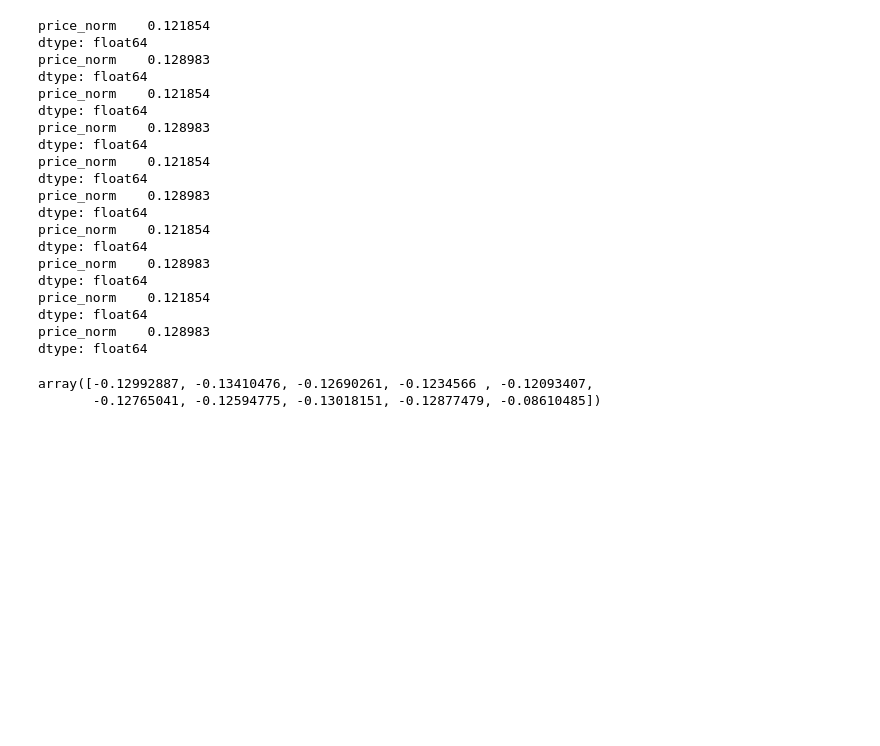
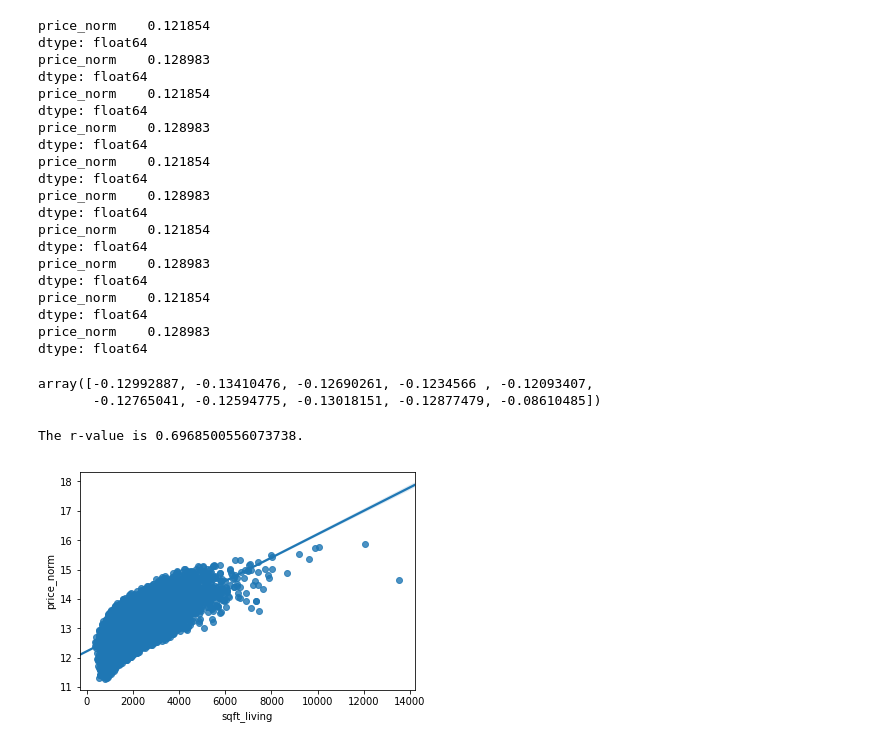
Before and after one commit to SarabiEventide/dsc-1-final-project-online-ds-sp-000, a Jupyter notebook: student_finalized.ipynb, the cells around one changed output. Drawn from its saved outputs; the diff is of its cells as text; code cells hidden in the pictures; blank space fills up the shorter version.

```diff
--- a/student_finalized.ipynb
+++ b/student_finalized.ipynb
@@ -839,3 +839,11 @@ cv_10_results
 # %% [output]
 array([-0.12992887, -0.13410476, -0.12690261, -0.1234566 , -0.12093407,
        -0.12765041, -0.12594775, -0.13018151, -0.12877479, -0.08610485])
+# %%
+sns.regplot(x=df_final['sqft_living'], y=df_final['price_norm'], ci=95)
+import math
+sqft_liv_r_val = math.sqrt(0.4856)
+print("The r-value is {}.".format(sqft_liv_r_val))
+# %% [output]
+The r-value is 0.6968500556073738.
+[figure, added]
```
Also changed, not shown: parts of 3 cells of this notebook, 1 other file.
